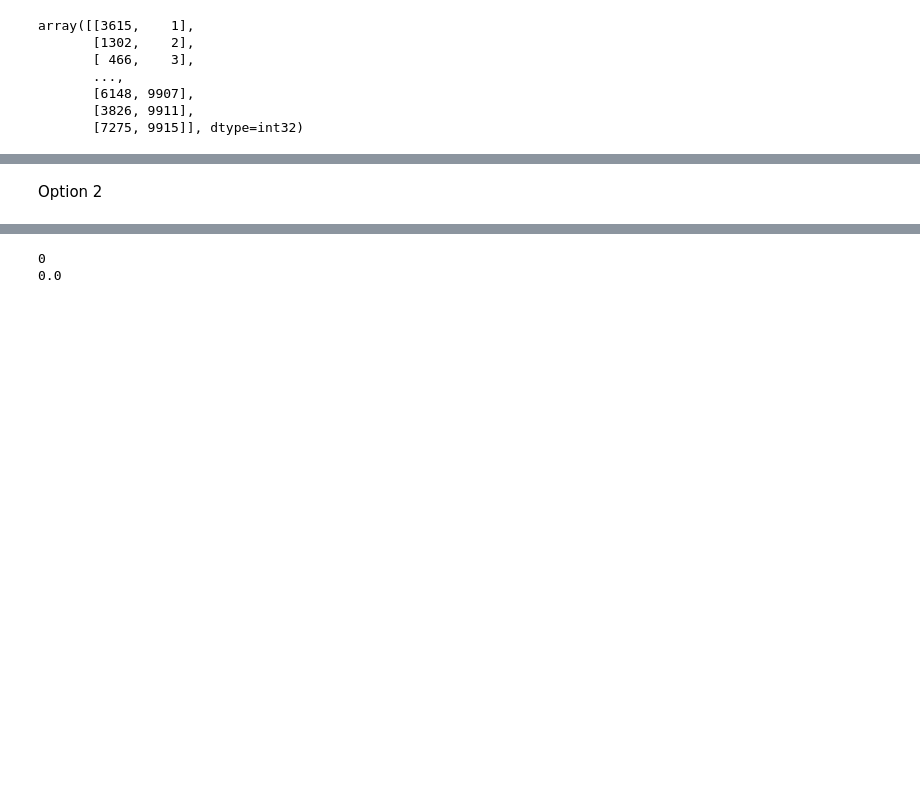
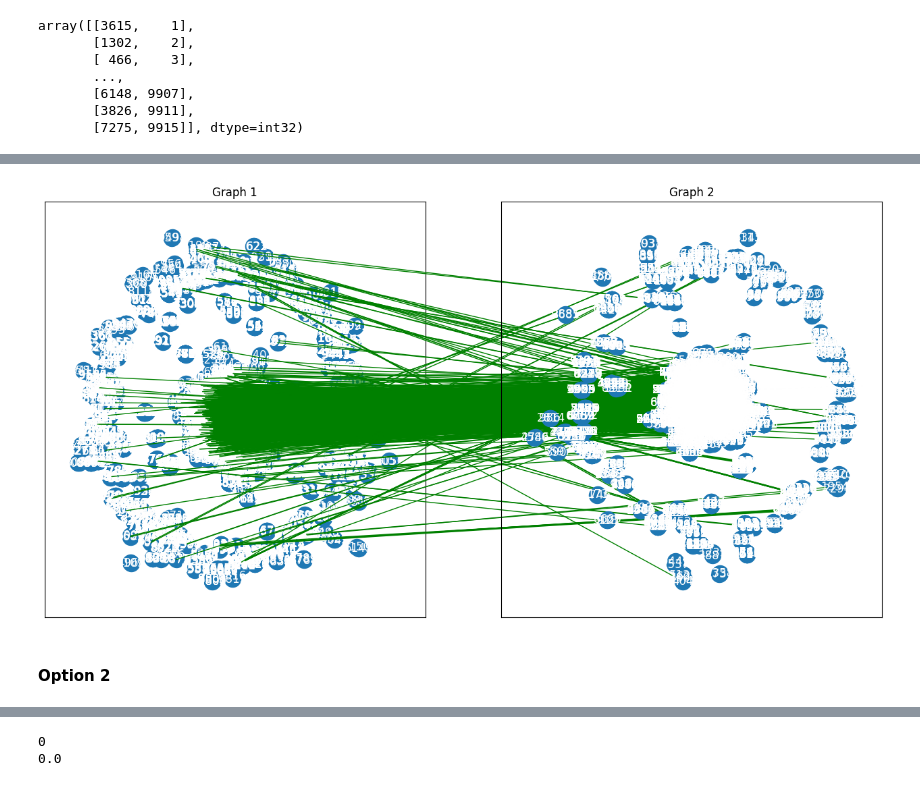
Before and after one commit to win7/Test_Graph_MatchingAlignment, a Jupyter notebook: Network-Alignment-with-Transferable-Graph-Autoencoders/test_subgraph.ipynb, the cells around one changed output, grey strips where cells are left out. Cells and saved outputs as stored; diff of their text form; code cells hidden in the pictures; blank space fills up the shorter version.

```diff
--- a/Network-Alignment-with-Transferable-Graph-Autoencoders/test_subgraph.ipynb
+++ b/Network-Alignment-with-Transferable-Graph-Autoencoders/test_subgraph.ipynb
@@ -554,5 +538,12 @@ plt.show()
-# %% [markdown]
-Option 2
+# %%
+G1 = build_graph(adj_norm_1)
+G2 = build_graph(adj_norm_2)
+
+plot_match(G1, G2, matching)
+# %% [output]
+[figure, added]
+# %% [markdown]
+#### Option 2
 # %%
 import pygmtools as pygm
 
```
Also changed, not shown: parts of 49 cells of this notebook, 4 other files.
